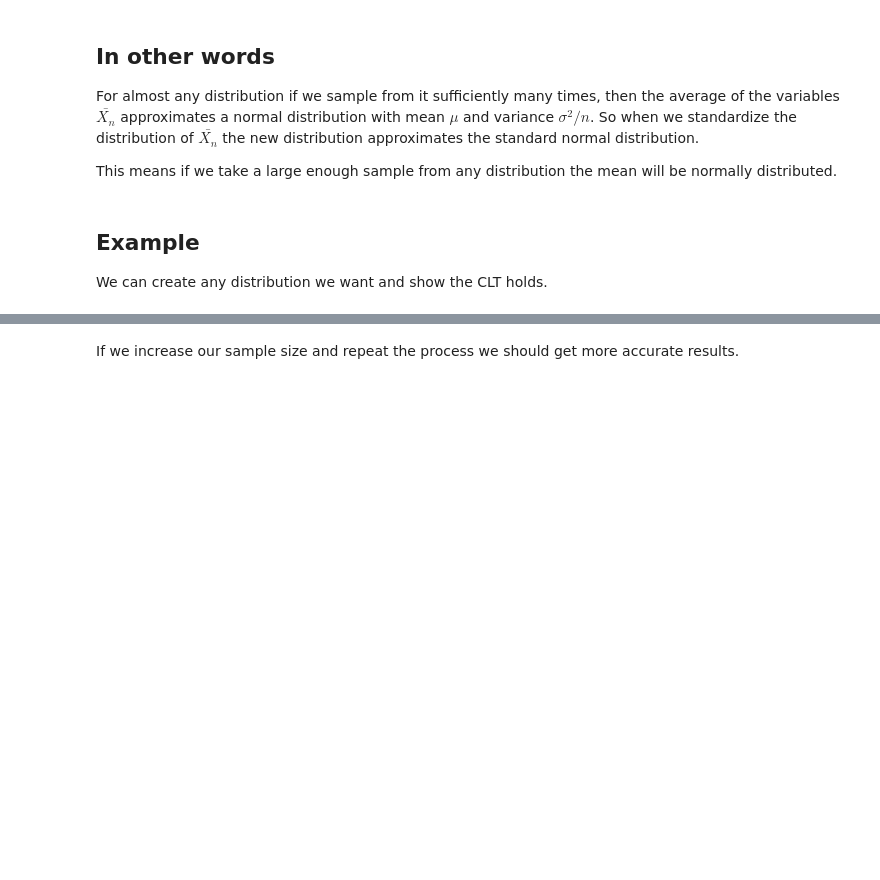
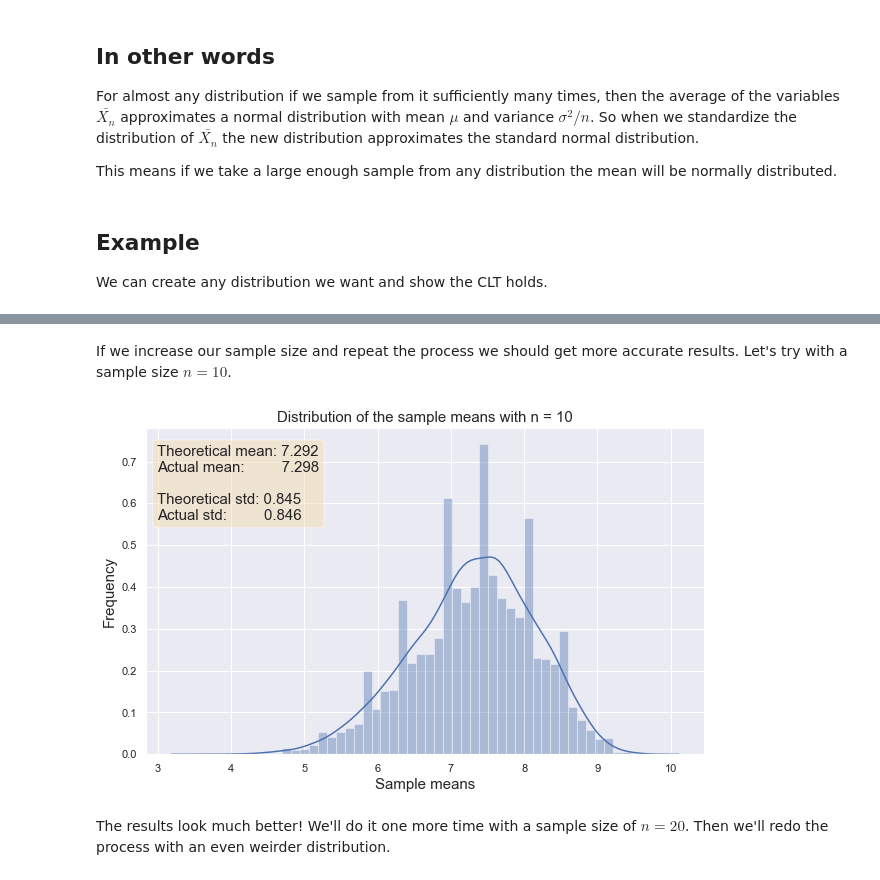
Before and after one commit to eytanohana/Data-Science-and-Statistics, a Jupyter notebook: CLT.ipynb, the cells around one changed output, grey strips where cells are left out. Drawn from its saved outputs; the diff is of its cells as text; code cells hidden in the pictures; blank space fills up the shorter version.

```diff
--- a/CLT.ipynb
+++ b/CLT.ipynb
@@ -106,2 +119,29 @@ Actual standard deviation:      1.314
 # %% [markdown]
-If we increase our sample size and repeat the process we should get more accurate results.
+If we increase our sample size and repeat the process we should get more accurate results. Let's try with a sample size $n = 10$.
+# %%
+n = 10
+means = []
+for _ in range(10_000):
+    # Take a sample of size 10 according to the probabilities.
+    sample = np.random.choice(dist_vals, p=dist_probs, size=n)
+    means.append(sample.mean())
+means = np.array(means)
+# %%
+text = f'''Theoretical mean: {dist_mean:.3f}
+Actual mean:         {means.mean():.3f}
+
+Theoretical std: {dist_std / np.sqrt(n):.3f}
+Actual std:         {means.std():.3f}'''
+
+plt.text(0.02, 0.95, text, transform=plt.gca().transAxes, fontsize=15,
+    verticalalignment='top', bbox=props)
+
+plt.xlabel('Sample means', fontsize=15)
+plt.ylabel('Frequency', fontsize=15)
+sns.distplot(means)
+plt.title(f'Distribution of the sample means with n = {n}', fontsize=15)
+plt.show()
+# %% [output]
+[figure, added]
+# %% [markdown]
+The results look much better! We'll do it one more time with a sample size of $n = 20$. Then we'll redo the process with an even weirder distribution.
```
Also changed, not shown: parts of 21 cells of this notebook.
